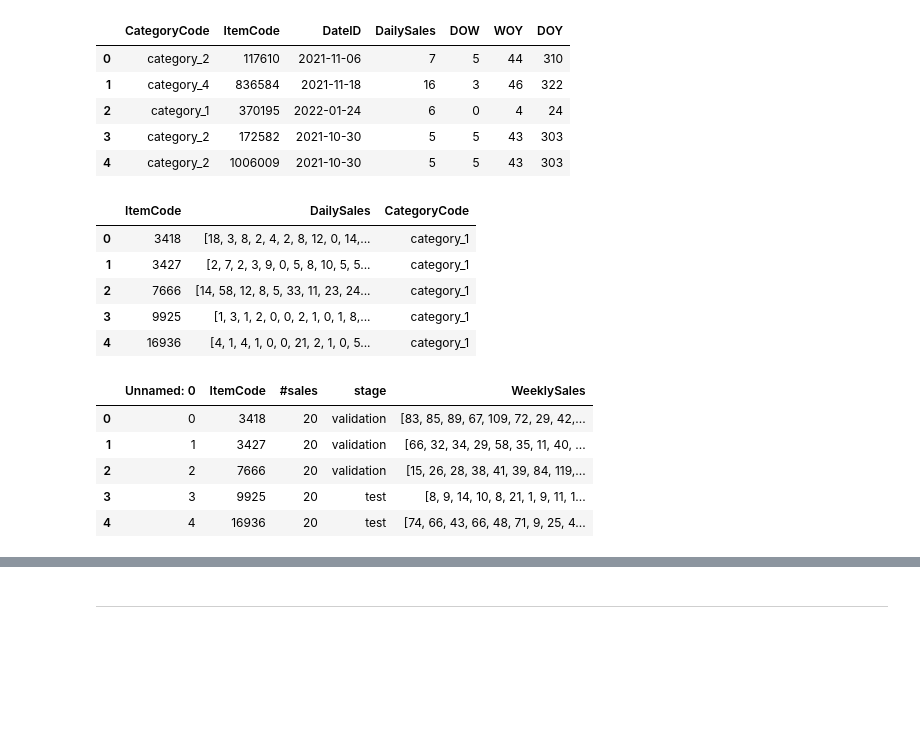
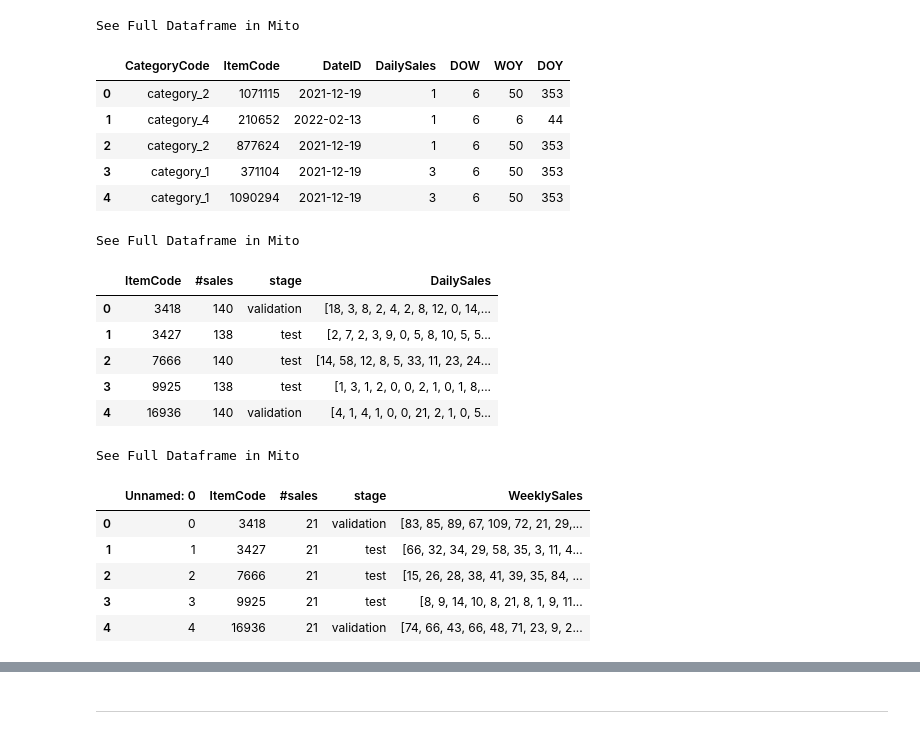
Before and after one commit to BoTZ-TND/DataStorm-2022, a Jupyter notebook: notebooks/data_vis.ipynb, the cells around one changed output, grey strips where cells are left out. Cells and saved outputs as stored; diff of their text form; code cells hidden in the pictures; blank space fills up the shorter version.

```diff
--- a/notebooks/data_vis.ipynb
+++ b/notebooks/data_vis.ipynb
@@ -29,39 +29,42 @@ snsC = {
     'legend.title_fontsize': None
 }
 # %%
-train_df = pd.read_csv('../data/train_dataV2.csv')
-val_df = pd.read_csv('../data/validation_dataV2.csv')
+train_df = pd.read_csv('../data/SemiFinal/train_dataV2.csv')
+# val_df = pd.read_csv('../data/SemiFinal/validation_dataV2.csv')
 
 train_df.head()
 # %% [output]
+See Full Dataframe in Mito
 |  | CategoryCode | ItemCode | DateID | DailySales | DOW | WOY | DOY |
-| 0 | category_2 | 117610 | 2021-11-06 | 7 | 5 | 44 | 310 |
-| 1 | category_4 | 836584 | 2021-11-18 | 16 | 3 | 46 | 322 |
-| 2 | category_1 | 370195 | 2022-01-24 | 6 | 0 | 4 | 24 |
-| 3 | category_2 | 172582 | 2021-10-30 | 5 | 5 | 43 | 303 |
-| 4 | category_2 | 1006009 | 2021-10-30 | 5 | 5 | 43 | 303 |
+| 0 | category_2 | 1071115 | 2021-12-19 | 1 | 6 | 50 | 353 |
+| 1 | category_4 | 210652 | 2022-02-13 | 1 | 6 | 6 | 44 |
+| 2 | category_2 | 877624 | 2021-12-19 | 1 | 6 | 50 | 353 |
+| 3 | category_1 | 371104 | 2021-12-19 | 3 | 6 | 50 | 353 |
+| 4 | category_1 | 1090294 | 2021-12-19 | 3 | 6 | 50 | 353 |
 # %%
 I2C_map = pd.Series(train_df.CategoryCode.values,index=train_df.ItemCode).to_dict()
 # %%
-saleD = pd.read_csv('../data/DSalesPointsV2.csv')
+saleD = pd.read_csv('../data/SemiFinal/DSalesPointsV2.csv')
 saleD.head()
 # %% [output]
+See Full Dataframe in Mito
-|  | ItemCode | DailySales | CategoryCode |
-| 0 | 3418 | [18, 3, 8, 2, 4, 2, 8, 12, 0, 14,... | category_1 |
-| 1 | 3427 | [2, 7, 2, 3, 9, 0, 5, 8, 10, 5, 5... | category_1 |
-| 2 | 7666 | [14, 58, 12, 8, 5, 33, 11, 23, 24... | category_1 |
-| 3 | 9925 | [1, 3, 1, 2, 0, 0, 2, 1, 0, 1, 8,... | category_1 |
-| 4 | 16936 | [4, 1, 4, 1, 0, 0, 21, 2, 1, 0, 5... | category_1 |
+|  | ItemCode | #sales | stage | DailySales |
+| 0 | 3418 | 140 | validation | [18, 3, 8, 2, 4, 2, 8, 12, 0, 14,... |
+| 1 | 3427 | 138 | test | [2, 7, 2, 3, 9, 0, 5, 8, 10, 5, 5... |
+| 2 | 7666 | 140 | test | [14, 58, 12, 8, 5, 33, 11, 23, 24... |
+| 3 | 9925 | 138 | test | [1, 3, 1, 2, 0, 0, 2, 1, 0, 1, 8,... |
+| 4 | 16936 | 140 | validation | [4, 1, 4, 1, 0, 0, 21, 2, 1, 0, 5... |
 # %%
-saleW = pd.read_csv('../data/WSalesPointsV2.csv')
+saleW = pd.read_csv('../data/SemiFinal/WSalesPointsV2.csv')
 saleW.head()
 # %% [output]
+See Full Dataframe in Mito
 |  | Unnamed: 0 | ItemCode | #sales | stage | WeeklySales |
-| 0 | 0 | 3418 | 20 | validation | [83, 85, 89, 67, 109, 72, 29, 42,... |
-| 1 | 1 | 3427 | 20 | validation | [66, 32, 34, 29, 58, 35, 11, 40, ... |
-| 2 | 2 | 7666 | 20 | validation | [15, 26, 28, 38, 41, 39, 84, 119,... |
-| 3 | 3 | 9925 | 20 | test | [8, 9, 14, 10, 8, 21, 1, 9, 11, 1... |
-| 4 | 4 | 16936 | 20 | test | [74, 66, 43, 66, 48, 71, 9, 25, 4... |
+| 0 | 0 | 3418 | 21 | validation | [83, 85, 89, 67, 109, 72, 21, 29,... |
+| 1 | 1 | 3427 | 21 | test | [66, 32, 34, 29, 58, 35, 3, 11, 4... |
+| 2 | 2 | 7666 | 21 | test | [15, 26, 28, 38, 41, 39, 35, 84, ... |
+| 3 | 3 | 9925 | 21 | test | [8, 9, 14, 10, 8, 21, 8, 1, 9, 11... |
+| 4 | 4 | 16936 | 21 | validation | [74, 66, 43, 66, 48, 71, 23, 9, 2... |
 # %%
 n = 15
 random.seed(435)
```
Also changed, not shown: parts of 6 cells of this notebook, 3 other files.
